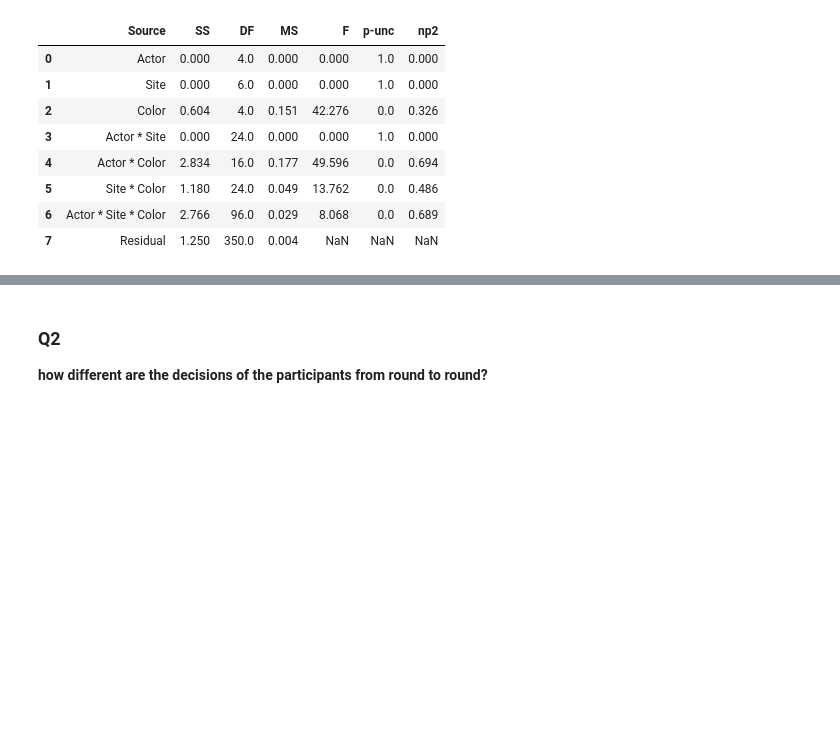
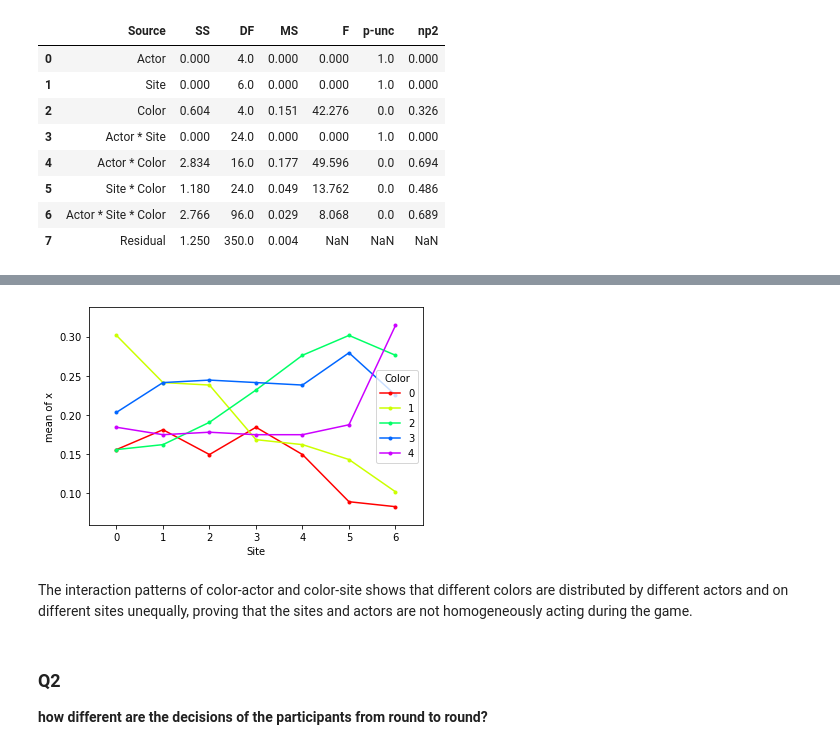
Before and after one commit to shervinazadi/EquiCity_Data, a Jupyter notebook: notebooks/ECG_PP_14_Explore_Data.ipynb, the cells around one changed output, grey strips where cells are left out. Drawn from its saved outputs; the diff is of its cells as text; code cells hidden in the pictures; blank space fills up the shorter version.

```diff
--- a/notebooks/ECG_PP_14_Explore_Data.ipynb
+++ b/notebooks/ECG_PP_14_Explore_Data.ipynb
@@ -302,3 +330,10 @@ The three-way ANOVA shows that the main effects of Actor and Site are not signif
+# %%
+fig = interaction_plot(X_df['Site'],X_df['Color'],X_df['x'])
+plt.show()
+# %% [output]
+[figure, added]
+# %% [markdown]
+The interaction patterns of color-actor and color-site shows that different colors are distributed by different actors and on different sites unequally, proving that the sites and actors are not homogeneously acting during the game.
 # %% [markdown]
 ### Q2
 **how different are the  decisions of the participants from round to round?**
```
Also changed, not shown: parts of 8 cells of this notebook.
